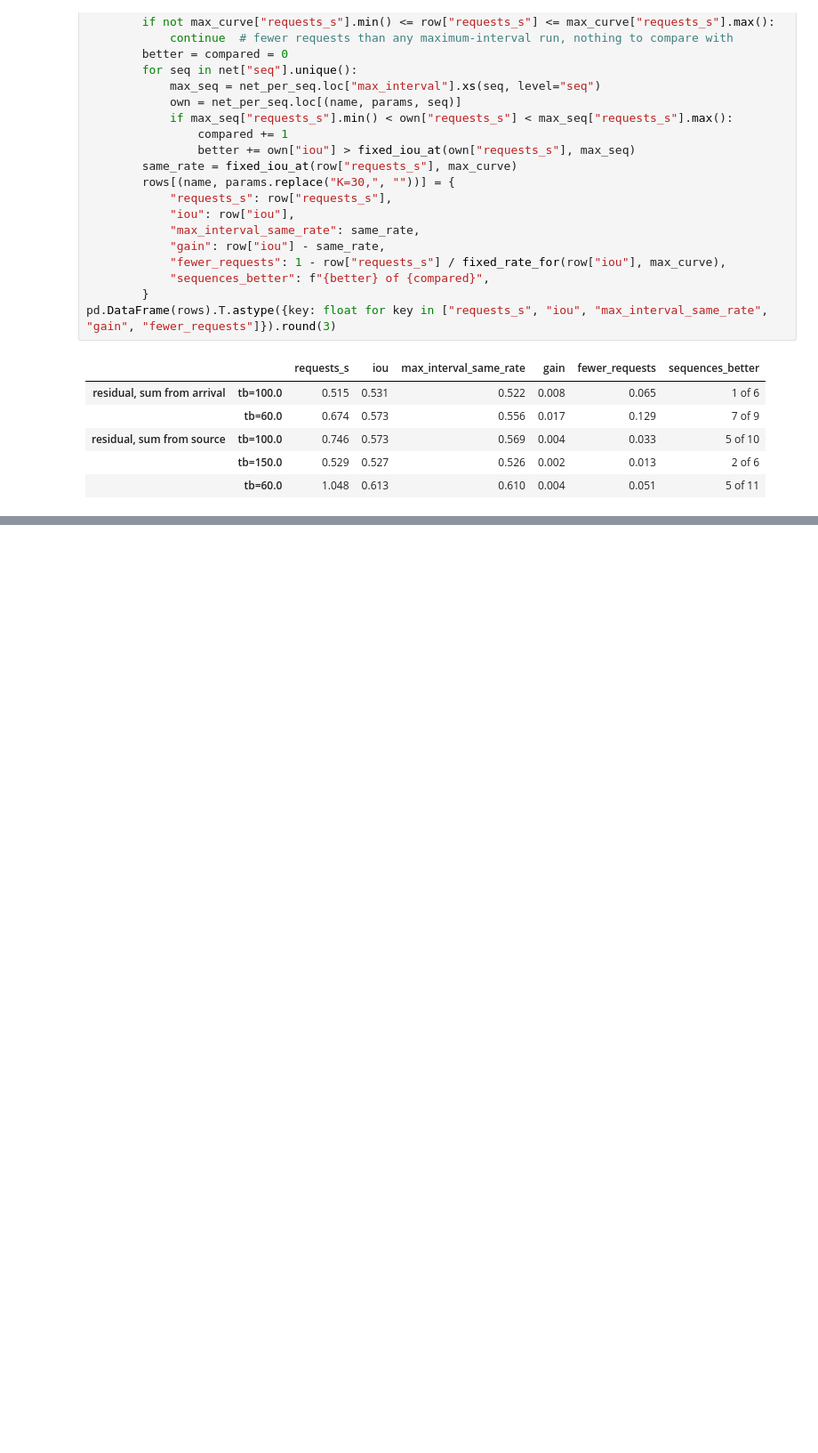
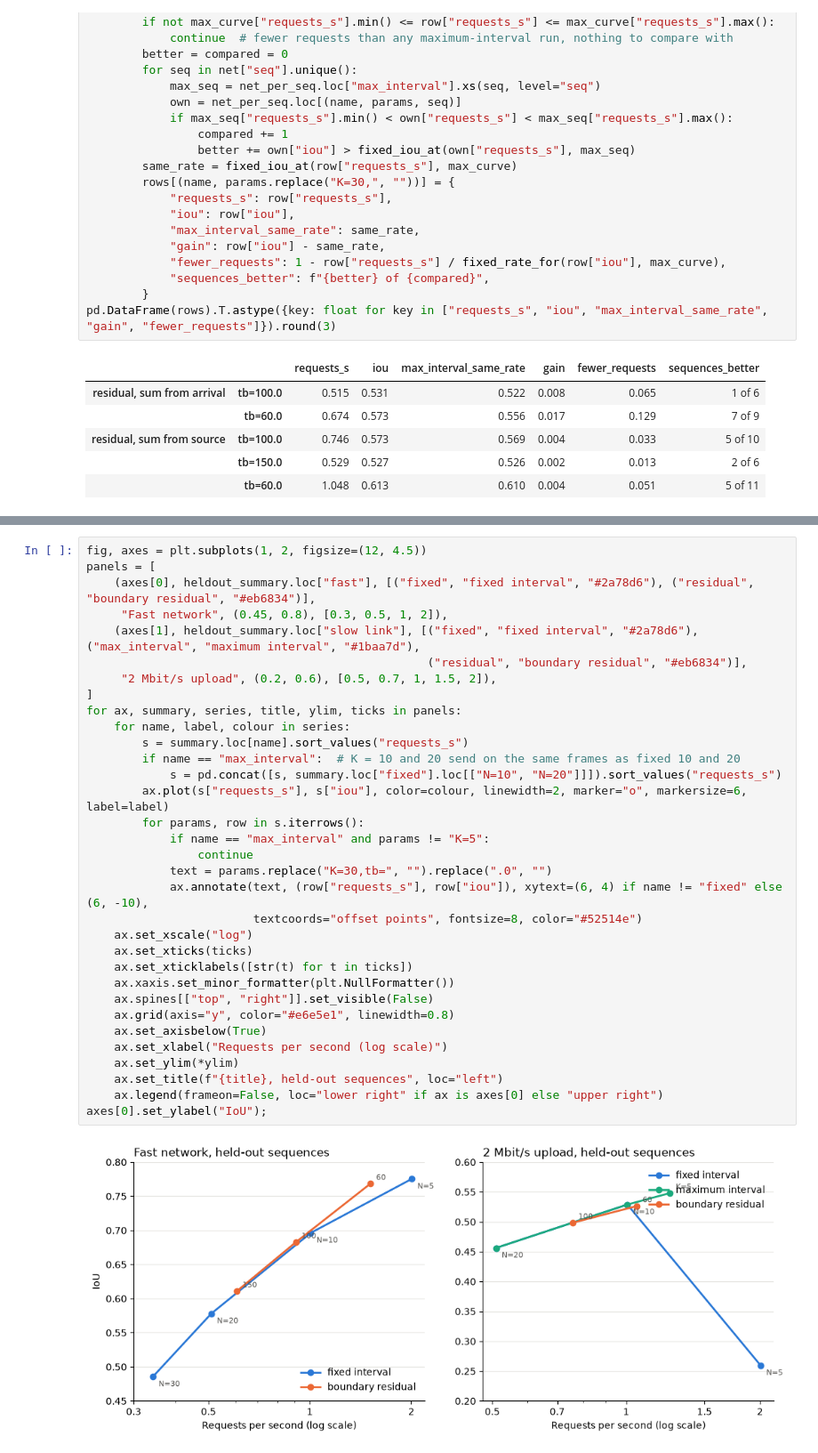
Before and after one commit to NickPoint/adaptive-mask-refresh, a Jupyter notebook: policy.ipynb, the cells around one changed output, grey strips where cells are left out. Shown at 89% size. Saved outputs shown, nothing was run; the diff lists cells and outputs as text; blank space fills up the shorter version.

Commit message:
Update report, run tests on heldout sequences

```diff
--- a/policy.ipynb
+++ b/policy.ipynb
@@ -571,0 +693,35 @@ So on this link the residual signal adds almost nothing. A mask is already 7 fra
+# %%
+fig, axes = plt.subplots(1, 2, figsize=(12, 4.5))
+panels = [
+    (axes[0], heldout_summary.loc["fast"], [("fixed", "fixed interval", "#2a78d6"), ("residual", "boundary residual", "#eb6834")],
+     "Fast network", (0.45, 0.8), [0.3, 0.5, 1, 2]),
+    (axes[1], heldout_summary.loc["slow link"], [("fixed", "fixed interval", "#2a78d6"), ("max_interval", "maximum interval", "#1baa7d"),
+                                                 ("residual", "boundary residual", "#eb6834")],
+     "2 Mbit/s upload", (0.2, 0.6), [0.5, 0.7, 1, 1.5, 2]),
+]
+for ax, summary, series, title, ylim, ticks in panels:
+    for name, label, colour in series:
+        s = summary.loc[name].sort_values("requests_s")
+        if name == "max_interval":  # K = 10 and 20 send on the same frames as fixed 10 and 20
+            s = pd.concat([s, summary.loc["fixed"].loc[["N=10", "N=20"]]]).sort_values("requests_s")
+        ax.plot(s["requests_s"], s["iou"], color=colour, linewidth=2, marker="o", markersize=6, label=label)
+        for params, row in s.iterrows():
+            if name == "max_interval" and params != "K=5":
+                continue
+            text = params.replace("K=30,tb=", "").replace(".0", "")
+            ax.annotate(text, (row["requests_s"], row["iou"]), xytext=(6, 4) if name != "fixed" else (6, -10),
+                        textcoords="offset points", fontsize=8, color="#52514e")
+    ax.set_xscale("log")
+    ax.set_xticks(ticks)
+    ax.set_xticklabels([str(t) for t in ticks])
+    ax.xaxis.set_minor_formatter(plt.NullFormatter())
+    ax.spines[["top", "right"]].set_visible(False)
+    ax.grid(axis="y", color="#e6e5e1", linewidth=0.8)
+    ax.set_axisbelow(True)
+    ax.set_xlabel("Requests per second (log scale)")
+    ax.set_ylim(*ylim)
+    ax.set_title(f"{title}, held-out sequences", loc="left")
+    ax.legend(frameon=False, loc="lower right" if ax is axes[0] else "upper right")
+axes[0].set_ylabel("IoU");
+# %% [output]
+[figure, added]
```
Also changed, not shown: parts of 10 cells of this notebook, 10 other files.
